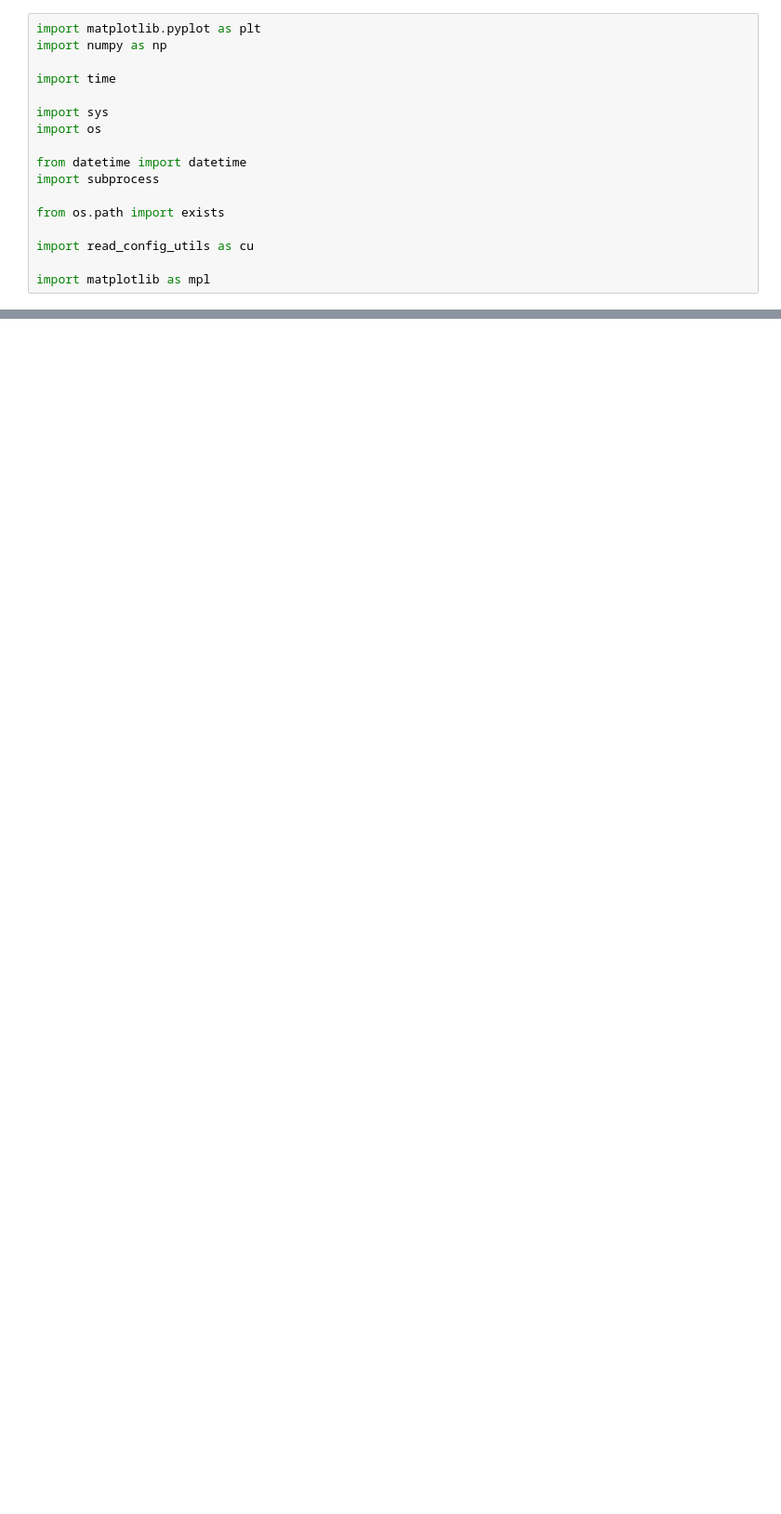
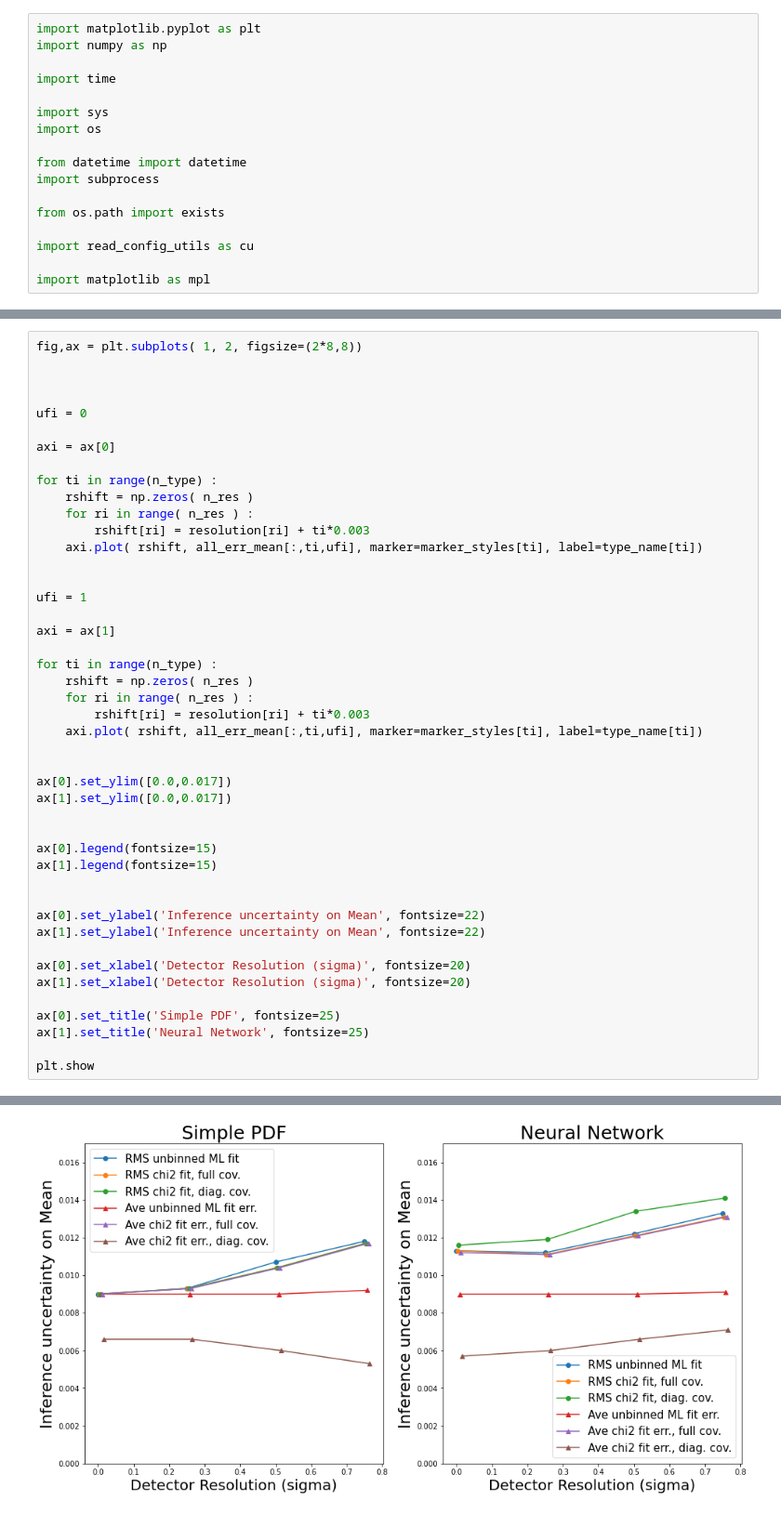
Before and after one commit to owen234/omnifold-testing1, a Jupyter notebook: error-comparison-summary-plots.ipynb, the cells around one changed output, grey strips where cells are left out. Shown at 93% size. Drawn from its saved outputs; the diff is of its cells as text; blank space fills up the shorter version.

```diff
--- a/error-comparison-summary-plots.ipynb
+++ b/error-comparison-summary-plots.ipynb
@@ -50,0 +305,46 @@ ax[1].set_ylim([0.9,1.9])
+# %%
+fig,ax = plt.subplots( 1, 2, figsize=(2*8,8))
+
+
+
+ufi = 0
+
+axi = ax[0]
+
+for ti in range(n_type) :
+    rshift = np.zeros( n_res )
+    for ri in range( n_res ) :
+        rshift[ri] = resolution[ri] + ti*0.003
+    axi.plot( rshift, all_err_mean[:,ti,ufi], marker=marker_styles[ti], label=type_name[ti])
+
+
+ufi = 1
+
+axi = ax[1]
+
+for ti in range(n_type) :
+    rshift = np.zeros( n_res )
+    for ri in range( n_res ) :
+        rshift[ri] = resolution[ri] + ti*0.003
+    axi.plot( rshift, all_err_mean[:,ti,ufi], marker=marker_styles[ti], label=type_name[ti])
+
+
+ax[0].set_ylim([0.0,0.017])
+ax[1].set_ylim([0.0,0.017])
+
+
+ax[0].legend(fontsize=15)
+ax[1].legend(fontsize=15)
+
+
+ax[0].set_ylabel('Inference uncertainty on Mean', fontsize=22)
+ax[1].set_ylabel('Inference uncertainty on Mean', fontsize=22)
+
+ax[0].set_xlabel('Detector Resolution (sigma)', fontsize=20)
+ax[1].set_xlabel('Detector Resolution (sigma)', fontsize=20)
+
+ax[0].set_title('Simple PDF', fontsize=25)
+ax[1].set_title('Neural Network', fontsize=25)
+
+plt.show
+# %% [output]
@@ -50,0 +352 @@ ax[1].set_ylim([0.9,1.9])
+[figure, added]
```
Also changed, not shown: parts of 9 cells of this notebook, 1 other file.
